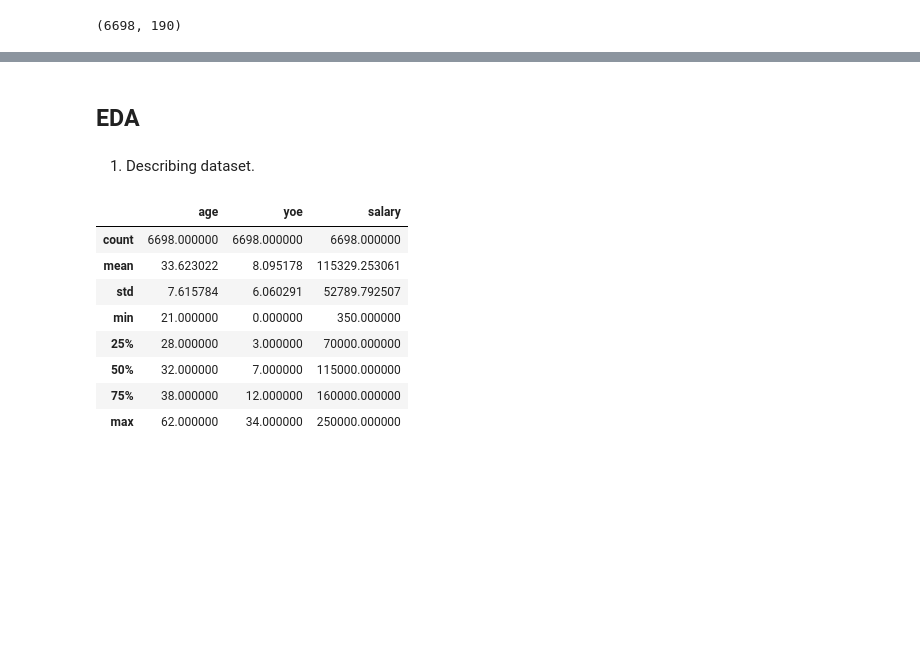
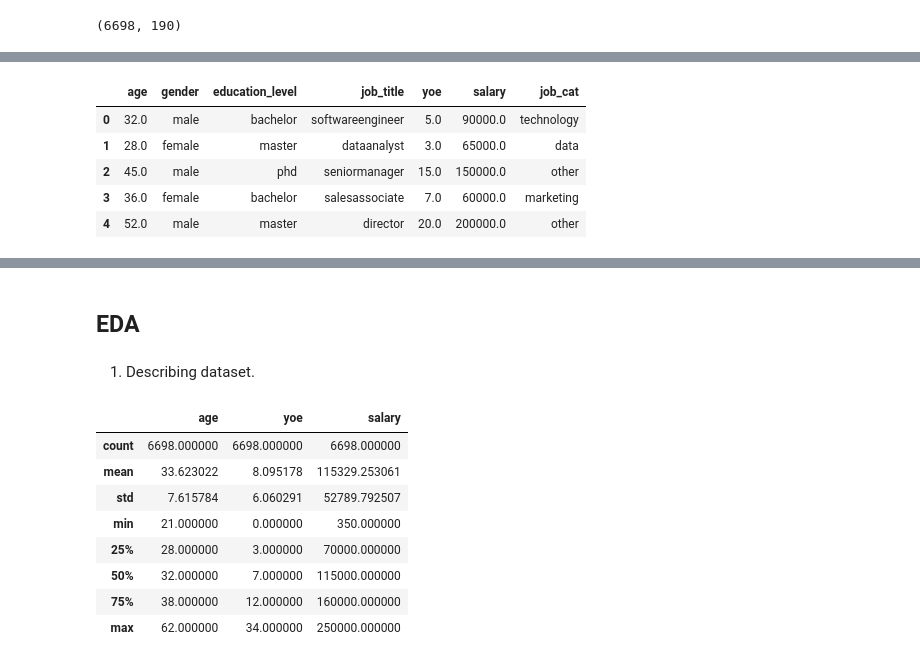
Before and after one commit to sid-146/ml-algo, a Jupyter notebook: salary_pred.ipynb, the cells around one changed output, grey strips where cells are left out. Drawn from its saved outputs; the diff is of its cells as text; code cells hidden in the pictures; blank space fills up the shorter version.

```diff
--- a/salary_pred.ipynb
+++ b/salary_pred.ipynb
@@ -96,2 +168,11 @@ df
 # %%
 df = df.where(df.salary > 0).where(df.gender != "other").dropna()
+# %%
+df.head()
+# %% [output]
+|  | age | gender | education_level | job_title | yoe | salary | job_cat |
+| 0 | 32.0 | male | bachelor | softwareengineer | 5.0 | 90000.0 | technology |
+| 1 | 28.0 | female | master | dataanalyst | 3.0 | 65000.0 | data |
+| 2 | 45.0 | male | phd | seniormanager | 15.0 | 150000.0 | other |
+| 3 | 36.0 | female | bachelor | salesassociate | 7.0 | 60000.0 | marketing |
+| 4 | 52.0 | male | master | director | 20.0 | 200000.0 | other |
```
Also changed, not shown: parts of 17 cells of this notebook.
